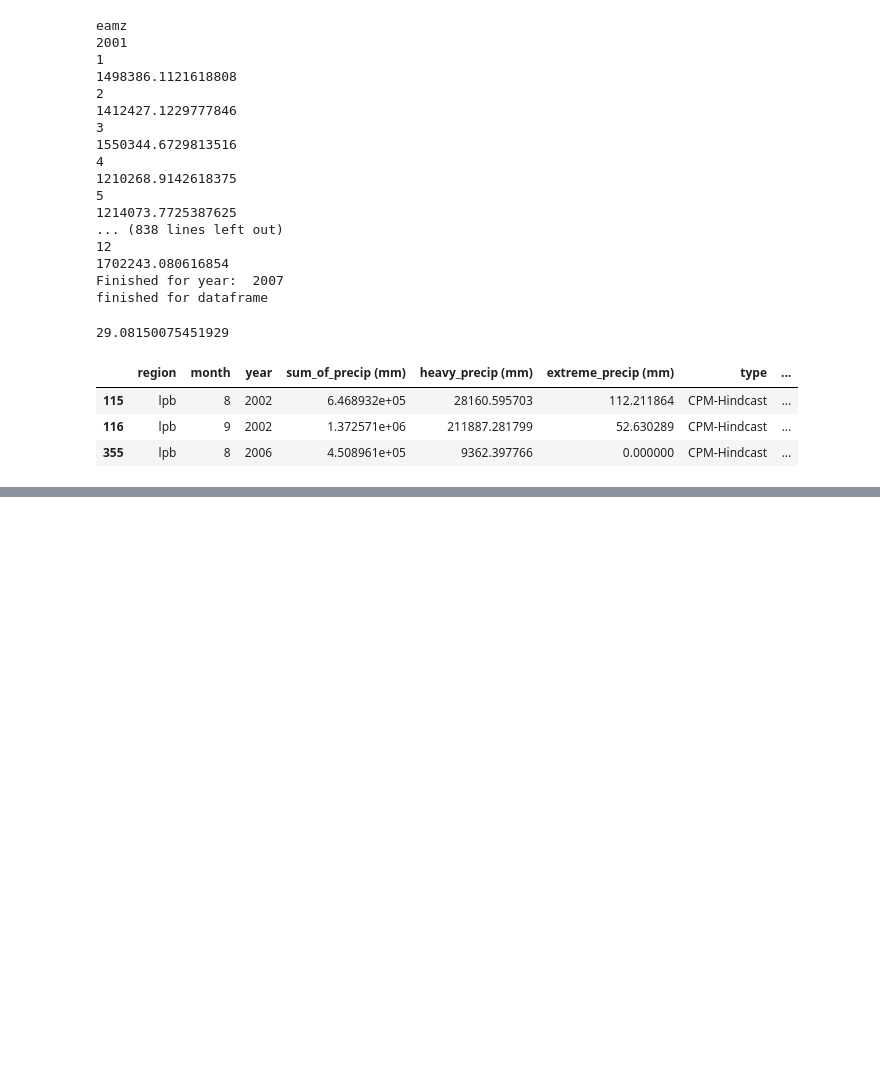
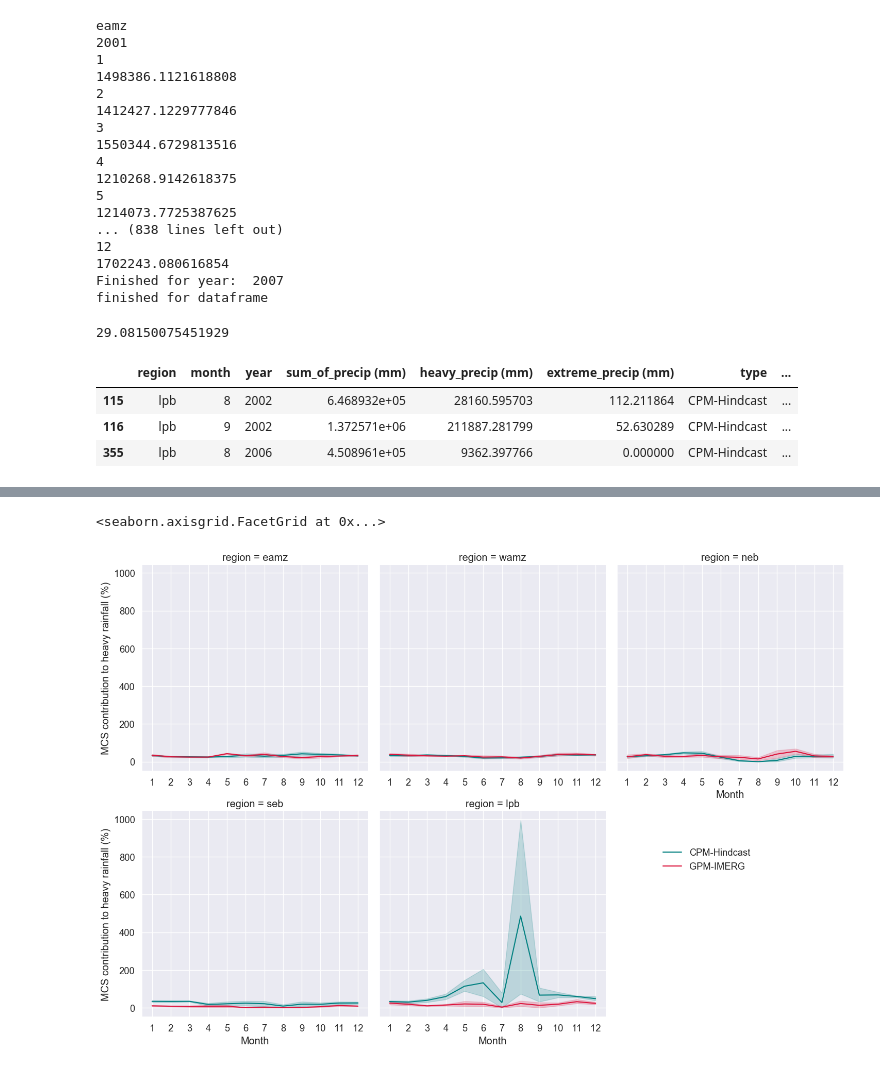
Before and after one commit to harrietgilmour/analysis, a Jupyter notebook: contribution_to_rainfall.ipynb, the cells around one changed output, grey strips where cells are left out. Saved outputs shown, nothing was run; the diff lists cells and outputs as text; code cells hidden in the pictures; blank space fills up the shorter version.

```diff
--- a/contribution_to_rainfall.ipynb
+++ b/contribution_to_rainfall.ipynb
@@ -675,0 +733,19 @@ cpm_file[cpm_file.mcs_contribution > 100]
+# %%
+sns.set_theme(style="whitegrid")
+sns.set(font_scale=1.2)
+
+g = sns.relplot(
+    data=combined, x="month", y="mcs_heavy_contribution", hue='type',
+    col="region",
+    kind="line", col_wrap=3, palette=['teal', 'crimson', 'darkblue', 'darkred', 'orange'], facet_kws=dict(sharex=False)
+)
+
+g.set_axis_labels("Month", "MCS contribution to heavy rainfall (%)")
+g.legend.set_title(" ")
+g.tight_layout()
+sns.move_legend(g, "upper left", bbox_to_anchor=(.65, .45))
+g.set(xticks=np.arange(1,13,1))
+g.set_xticklabels(labels=np.arange(1,13), step=1)
+# %% [output]
+<seaborn.axisgrid.FacetGrid at 0x...>
+[figure, added]
```
Also changed, not shown: parts of 17 cells of this notebook.
